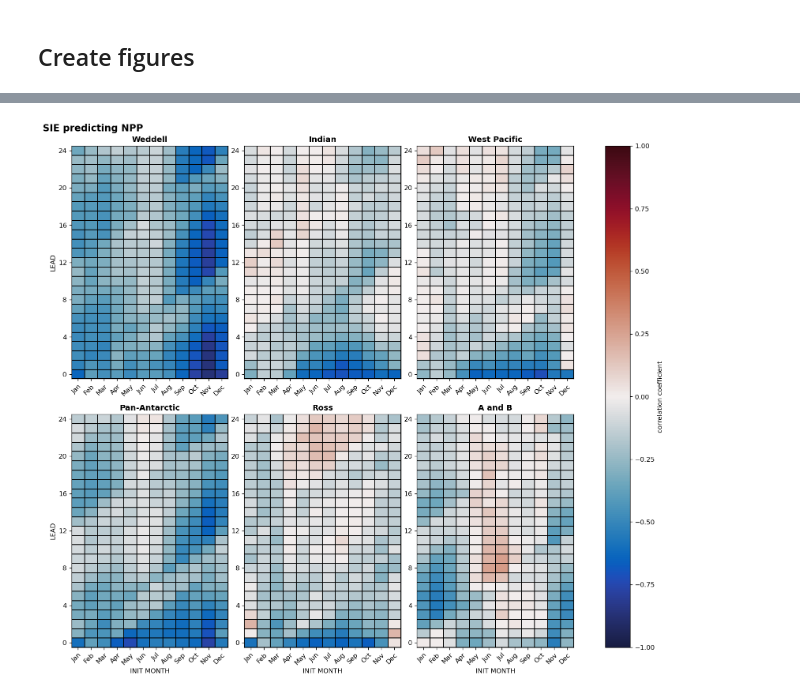
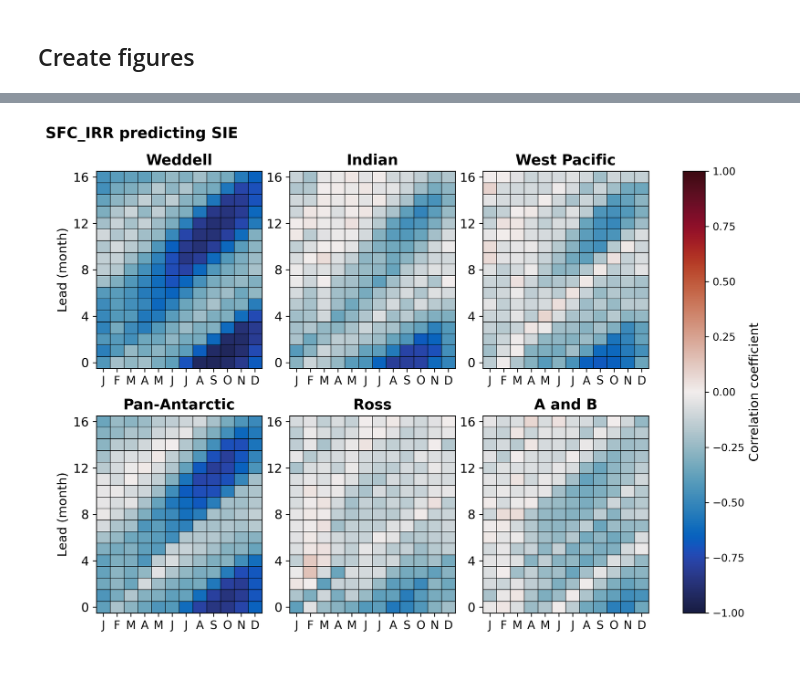
Before and after one commit to bbuchovecky/hmei, a Jupyter notebook: notebooks/11_model-correlation.ipynb, the cells around one changed output, grey strips where cells are left out. Drawn from its saved outputs; the diff is of its cells as text; code cells hidden in the pictures; blank space fills up the shorter version.

```diff
--- a/notebooks/11_model-correlation.ipynb
+++ b/notebooks/11_model-correlation.ipynb
@@ -21,13 +26,17 @@ import matplotlib as mpl
 
 import cmocean.cm as cm
 # %%
-mpl.rcParams['figure.dpi']= 120
+mpl.rcParams['figure.dpi']= 300
 # %%
 def open_metric(var, reg, metric, timescale='monthly', ens_type=''):
 
     writedir = '/home/bbuchovecky/storage/so_predict_derived/'
 
-    if metric == 'anom' or metric == 'mean':
+    if metric == 'clim':
+        subdir = 'CTRL/'+var.upper()+'/'
+        filename = var.lower()+'_ts_'+reg+'_'+metric+'.nc'
+
+    if metric == 'anom' or metric == 'mean' or (metric == 'var' and timescale == 'monthly'):
         subdir = 'CTRL/'+var.upper()+'/'
         filename = var.lower()+'_ts_'+reg+'_'+timescale+'_'+metric+'.nc'
 
@@ -47,8 +56,9 @@ def get_plotting_labels():
     reg_names = plotting_dicts['reg_names']
     var_su_names = plotting_dicts['var_su_names']
     abbrv_month_names = plotting_dicts['abbrv_month_names']
+    month_letters = plotting_dicts['month_letters']
 
-    return reg_names, var_su_names, abbrv_month_names
+    return reg_names, var_su_names, abbrv_month_names, month_letters
 # %% [markdown]
 # Autocorrelation
 # %% [markdown]
@@ -451,6 +482,6 @@ plot_single_lagged_xcorr(predictor, predictand, 'SouthernOcean', maxlag=-24, hat
 # %%
 def plot_regional_lagged_xcorr(predictor, predictand, maxlag=-24, threshold=0.75, hatch='//', figsize=(14,12)):
-    reg_names, var_su_names, abbrv_month_names = get_plotting_labels()
+    reg_names, var_su_names, abbrv_month_names, month_letters = get_plotting_labels()
     region_list = ['Weddell', 'Indian', 'WestPacific', 'SouthernOcean', 'Ross', 'AmundBell']
 
     fig,ax = plt.subplots(2, 3, figsize=figsize)
@@ -475,20 +506,23 @@ def plot_regional_lagged_xcorr(predictor, predictand, maxlag=-24, threshold=0.75
             masked_im = ax[int(ireg/3),ireg%3].pcolor(masked, hatch=hatch, alpha=0)
 
         ax[int(ireg/3),ireg%3].set_yticks((np.arange(r.shape[0]) + 0.5)[::4])
-        ax[int(ireg/3),ireg%3].set_yticklabels(np.arange(0,25)[::4])
-        ax[int(ireg/3),ireg%3].set_xticks(np.arange(r.shape[1]) + 0.5)
-        ax[int(ireg/3),ireg%3].set_xticklabels(abbrv_month_names, rotation=45, ha="right", rotation_mode="anchor")
-        ax[int(ireg/3),ireg%3].set_title(reg_names[reg], fontweight='bold', fontsize='large')
+        ax[int(ireg/3),ireg%3].set_yticklabels(np.arange(0,-maxlag+1)[::4], fontsize=12)
+        ax[int(ireg/3),ireg%3].set_xticks((np.arange(r.shape[1]) + 0.5))
+#         ax[int(ireg/3),ireg%3].set_xticklabels(month_letters, rotation=45, ha="right", rotation_mode="anchor")
+        ax[int(ireg/3),ireg%3].set_xticklabels(month_letters, fontsize=11)
+        ax[int(ireg/3),ireg%3].set_title(reg_names[reg], fontweight='bold', fontsize=14)
 
         if ireg%3 == 0:
-            ax[int(ireg/3),ireg%3].set_ylabel('LEAD')
-        if ireg//3 == 1:
-            ax[int(ireg/3),ireg%3].set_xlabel('INIT MONTH')
+            ax[int(ireg/3),ireg%3].set_ylabel('Lead (month)', fontsize=12)
+#         if ireg//3 == 1:
+#             ax[int(ireg/3),ireg%3].set_xlabel('Init month')
+
 
     fig.suptitle(var_su_names[predictor]+' predicting '+var_su_names[predictand], x=0, ha='left', fontweight='bold', fontsize='x-large')
     fig.tight_layout()
 
-    cb = fig.colorbar(im, ax=ax.ravel().tolist(), label='correlation coefficient')
+    cb = fig.colorbar(im, ax=ax.ravel().tolist())
+    cb.set_label('Correlation coefficient', fontsize=12)
 
     if hatch:
         cb.ax.plot([-1,1], [threshold,threshold], color='k')
@@ -498,8 +532,8 @@ def plot_regional_lagged_xcorr(predictor, predictand, maxlag=-24, threshold=0.75
 
     return fig,ax
 # %%
-predictor = 'sie'
-predictand = 'npp'
-plot_regional_lagged_xcorr(predictor, predictand, hatch=False);
+predictor = 'sfc_irr'
+predictand = 'sie'
+plot_regional_lagged_xcorr(predictor, predictand, maxlag=-16, hatch=False, figsize=(10,7));
 # %% [output]
-[figure, old version]
+[figure, new version]
```
Also changed, not shown: parts of 6 cells of this notebook, 6 other files.
